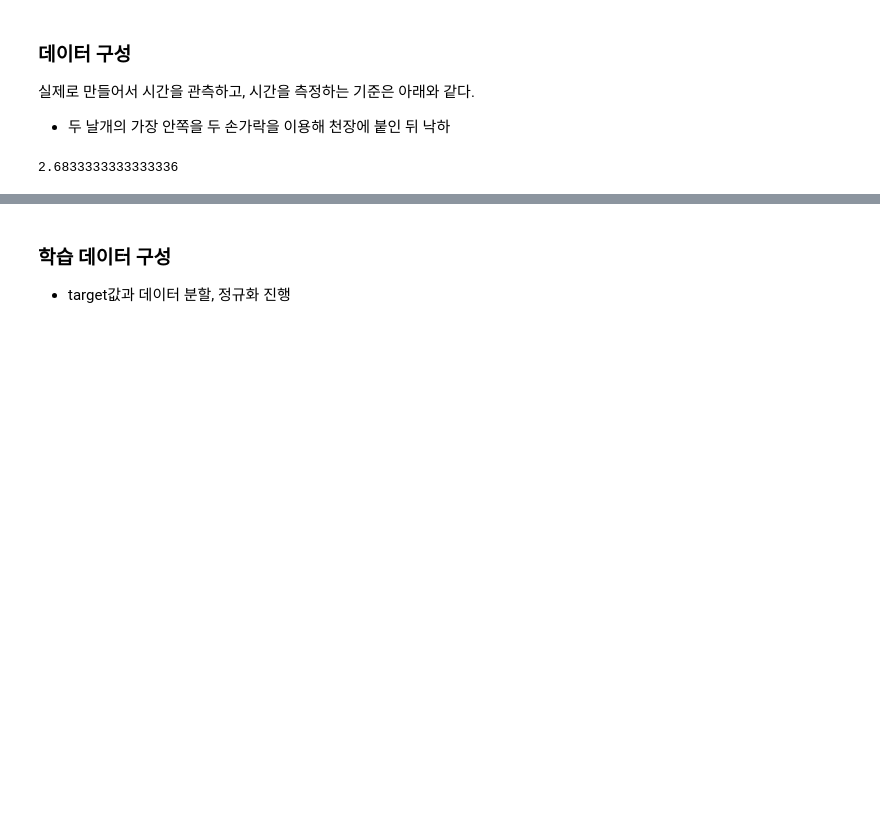
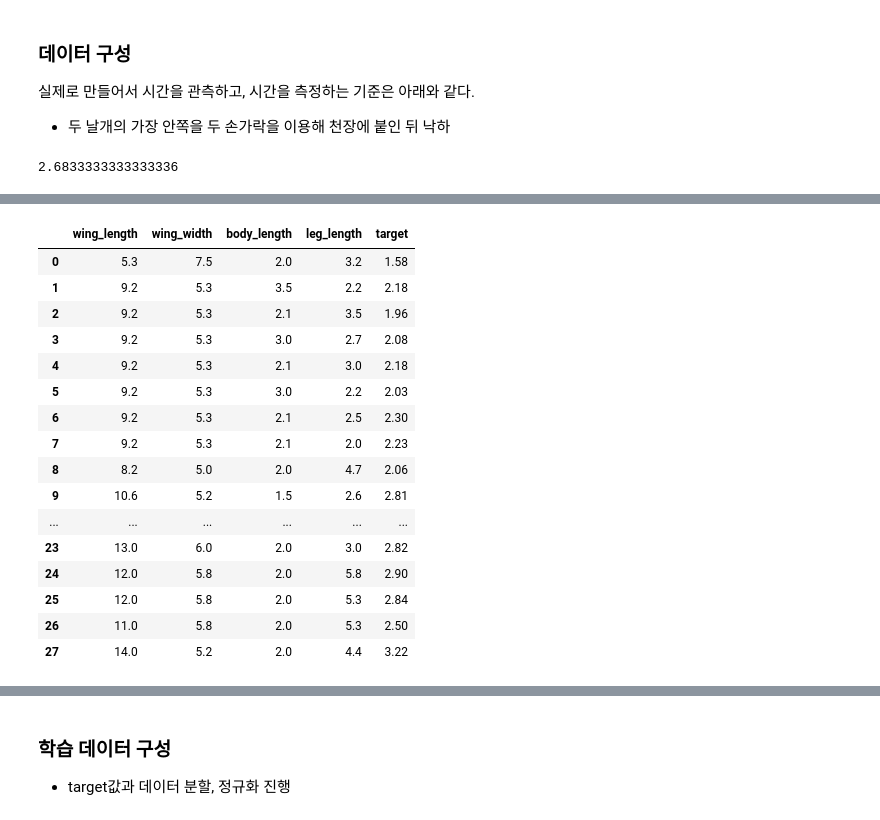
Before and after one commit to LeeHeonWoo1/Intel, a Jupyter notebook: projects/paper Helicopter/paper_helicopter.ipynb, the cells around one changed output, grey strips where cells are left out. Saved outputs shown, nothing was run; the diff lists cells and outputs as text; code cells hidden in the pictures; blank space fills up the shorter version.

```diff
--- a/projects/paper Helicopter/paper_helicopter.ipynb
+++ b/projects/paper Helicopter/paper_helicopter.ipynb
@@ -33,12 +56,31 @@ df = pd.DataFrame(dataset, columns = dataset.keys(), index = list(range(len(data
 # %%
 data = {
     "wing_length" : [5.3, 9.2, 9.2, 9.2, 9.2, 9.2, 9.2, 9.2, 8.2, 10.6, 13.0, 14.0, 8.2, 10.6, 13.0, 14.0, 9.2, 10.6, 13.0, 12.6, 12.6, 13.0, 12.6, 13.0, 12.0, 12.0, 11.0, 14.0],
     "wing_width" : [7.5, 5.3, 5.3, 5.3, 5.3, 5.3, 5.3, 5.3, 5.0, 5.2, 6.2, 7.5, 5.0, 5.2, 6.2, 7.5, 5.0, 4.9, 5.2, 5.8, 5.8, 6.5, 5.8, 6.0, 5.8, 5.8, 5.8, 5.2],
     "body_length" : [2.0, 3.5, 2.1, 3.0, 2.1, 3.0, 2.1, 2.1, 2.0, 1.5, 1.0, 2.0, 2.0, 1.5, 1.0, 2.0, 1.0, 1.5, 1.0, 2.0, 2.0, 2.0, 2.0, 2.0, 2.0, 2.0, 2.0, 2.0],
     "leg_length" : [3.2, 2.2, 3.5, 2.7, 3.0, 2.2, 2.5, 2.0, 4.7, 2.6, 7.2, 5.0, 4.0, 2.0, 5.0, 4.5, 4.0, 2.0, 5.0, 8.0, 7.0, 4.0, 6.0, 3.0, 5.8, 5.3, 5.3, 4.4],
     "target" : [1.58, 2.18, 1.96, 2.08, 2.18, 2.03, 2.30, 2.23, 2.06, 2.81, 2.83, 2.77, 1.86, 3.0, 2.6, 2.64, 2.1, 2.85, 2.29, 2.84, 2.91, 2.5, 3.07, 2.82, 2.90, 2.84, 2.50, 3.22]
 }
 
 df2 = pd.DataFrame(data, columns= data.keys(), index = list(range(len(data['wing_length']))))
+df2
+# %% [output]
+|  | wing_length | wing_width | body_length | leg_length | target |
+| 0 | 5.3 | 7.5 | 2.0 | 3.2 | 1.58 |
+| 1 | 9.2 | 5.3 | 3.5 | 2.2 | 2.18 |
+| 2 | 9.2 | 5.3 | 2.1 | 3.5 | 1.96 |
+| 3 | 9.2 | 5.3 | 3.0 | 2.7 | 2.08 |
+| 4 | 9.2 | 5.3 | 2.1 | 3.0 | 2.18 |
+| 5 | 9.2 | 5.3 | 3.0 | 2.2 | 2.03 |
+| 6 | 9.2 | 5.3 | 2.1 | 2.5 | 2.30 |
+| 7 | 9.2 | 5.3 | 2.1 | 2.0 | 2.23 |
+| 8 | 8.2 | 5.0 | 2.0 | 4.7 | 2.06 |
+| 9 | 10.6 | 5.2 | 1.5 | 2.6 | 2.81 |
+| ... | ... | ... | ... | ... | ... |
+| 23 | 13.0 | 6.0 | 2.0 | 3.0 | 2.82 |
+| 24 | 12.0 | 5.8 | 2.0 | 5.8 | 2.90 |
+| 25 | 12.0 | 5.8 | 2.0 | 5.3 | 2.84 |
+| 26 | 11.0 | 5.8 | 2.0 | 5.3 | 2.50 |
+| 27 | 14.0 | 5.2 | 2.0 | 4.4 | 3.22 |
 # %%
 new_df = pd.concat([df, df2]).reset_index(drop = True)
```
Also changed, not shown: parts of 26 cells of this notebook.
